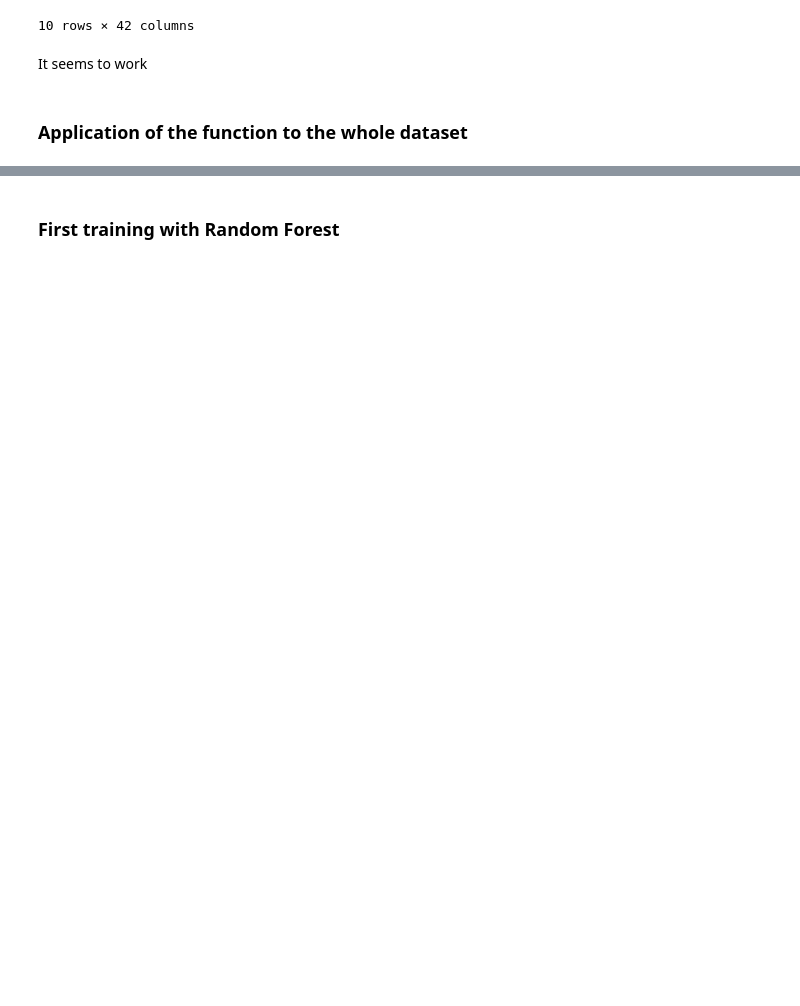
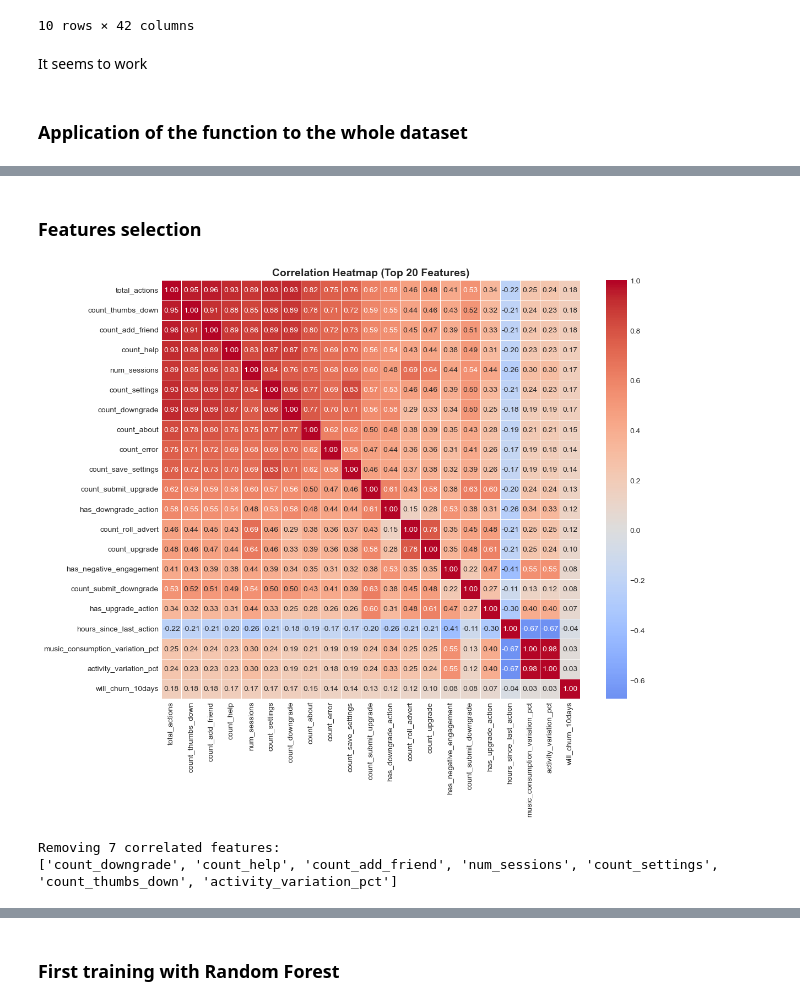
Before and after one commit to MaximilienLuc/Churn-prediction, a Jupyter notebook: Olivier.ipynb, the cells around one changed output, grey strips where cells are left out. Cells and saved outputs as stored; diff of their text form; code cells hidden in the pictures; blank space fills up the shorter version.

Commit message:
removed sessions of churners before they are labeled churners, selectionned features, started to train the test set

```diff
--- a/Olivier.ipynb
+++ b/Olivier.ipynb
@@ -1124,5 +1147,3 @@ example1.sample(10)
 It seems to work
 # %% [markdown]
 ### Application of the function to the whole dataset
-# %%
-df_features = create_featuresV3(df_train)
@@ -1146,0 +1150,2 @@ Music consumption variation (avg): 442.43%
+# %%
+df_multi_timeframe_features = create_featuresV4(df_train, lookback_days=60)
@@ -1146,0 +1266,2 @@ Music consumption variation (avg): 442.43%
+# %%
+df_consistant = keep_only_consistent_users(df_multi_timeframe_features)
@@ -1146,0 +1281,34 @@ Music consumption variation (avg): 442.43%
+# %% [markdown]
+### Features selection
+# %%
+def plot_correlation_heatmap(df, top_n=20):
+    """
+    Plot correlation heatmap for top N most correlated features with target.
+    """
+    import seaborn as sns
+    import matplotlib.pyplot as plt
+
+    # Select numeric columns only
+    numeric_cols = df.select_dtypes(include=['number']).columns
+    feature_cols = [col for col in numeric_cols
+                   if col not in ['userId', 'will_churn_10days']]
+
+    # Get top N features most correlated with target
+    correlations = df[feature_cols].corrwith(df['will_churn_10days']).abs()
+    top_features = correlations.nlargest(top_n).index.tolist()
+    top_features.append('will_churn_10days')
+
+    # Compute correlation matrix
+    corr_matrix = df[top_features].corr()
+
+    # Plot
+    plt.figure(figsize=(12, 10))
+    sns.heatmap(corr_matrix, annot=True, fmt='.2f', cmap='coolwarm',
+                center=0, square=True, linewidths=0.5)
+    plt.title(f'Correlation Heatmap (Top {top_n} Features)', fontsize=14, fontweight='bold')
+    plt.tight_layout()
+    plt.show()
+# %%
+plot_correlation_heatmap(df_consistant)
+# %% [output]
+[figure, added]
@@ -1146,0 +1345,5 @@ Music consumption variation (avg): 442.43%
+# %%
+df_cleaned = remove_correlated_features(df_buffered, threshold=0.85)
+# %% [output]
+Removing 7 correlated features:
+['count_downgrade', 'count_help', 'count_add_friend', 'num_sessions', 'count_settings', 'count_thumbs_down', 'activity_variation_pct']
```
Also changed, not shown: parts of 30 cells of this notebook.
